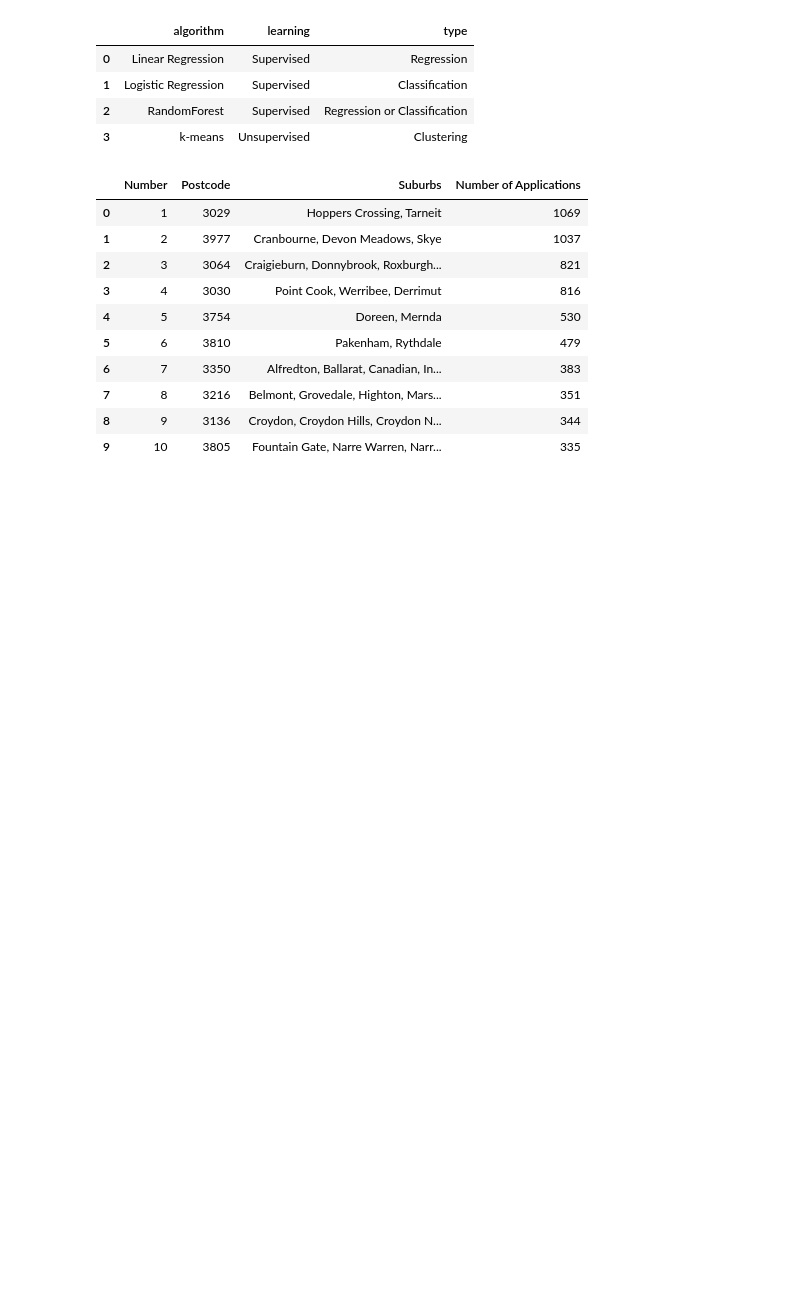
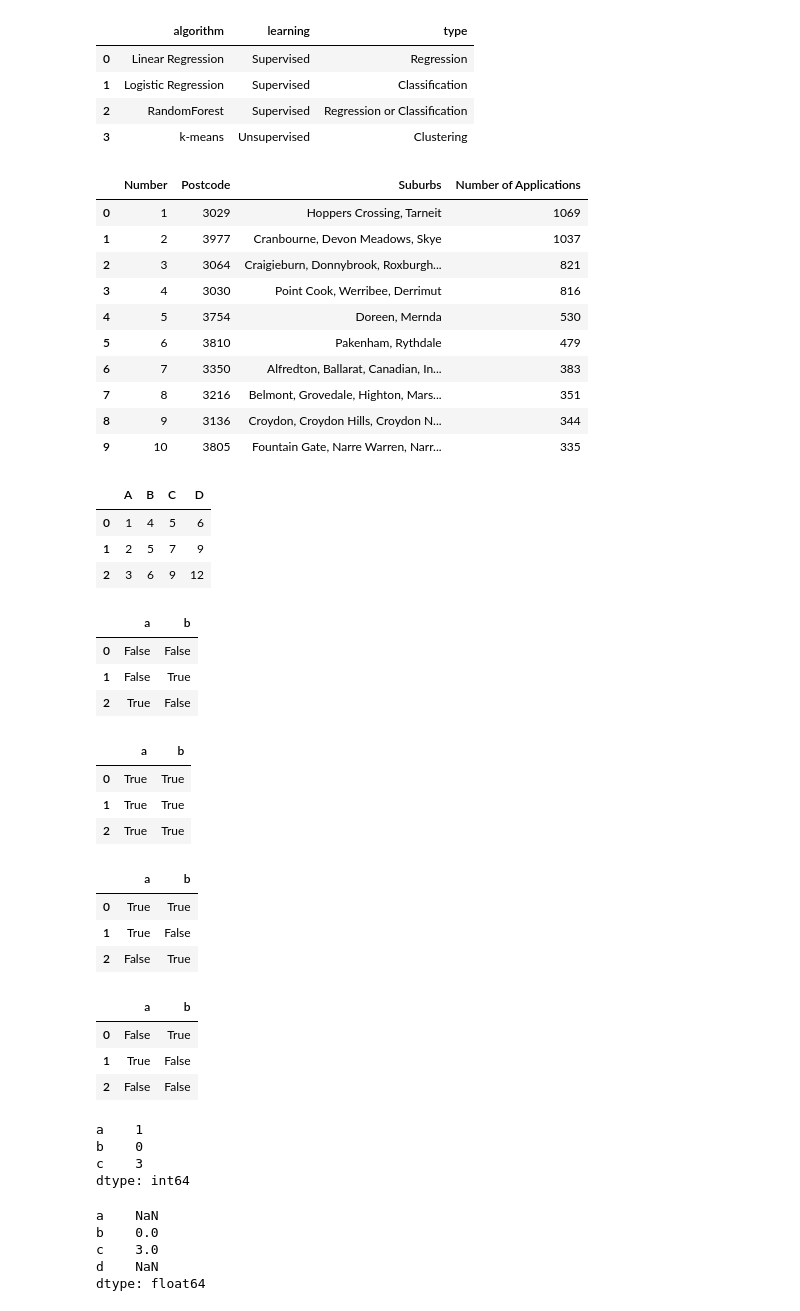
Before and after one commit to Dannysesi/Data_Science-learning, a Jupyter notebook: 30days_of_learning_pandas.ipynb, the cells around one changed output. Saved outputs shown, nothing was run; the diff lists cells and outputs as text; code cells hidden in the pictures; blank space fills up the shorter version.

```diff
--- a/30days_of_learning_pandas.ipynb
+++ b/30days_of_learning_pandas.ipynb
@@ -676,3 +676,12 @@ tsv_df
 | 7 | 8 | 3216 | Belmont, Grovedale, Highton, Mars... | 351 |
 | 8 | 9 | 3136 | Croydon, Croydon Hills, Croydon N... | 344 |
 | 9 | 10 | 3805 | Fountain Gate, Narre Warren, Narr... | 335 |
+# %%
+dfa = pd.DataFrame({"A": [1, 2, 3], "B": [4, 5, 6]})
+
+dfa.assign(C=lambda x: x["A"] + x["B"], D=lambda x: x["A"] + x["C"])
+# %% [output]
+|  | A | B | C | D |
+| 0 | 1 | 4 | 5 | 6 |
+| 1 | 2 | 5 | 7 | 9 |
+| 2 | 3 | 6 | 9 | 12 |
@@ -678,0 +692,28 @@ tsv_df
+# %%
+df1 & df2
+# %% [output]
+|  | a | b |
+| 0 | False | False |
+| 1 | False | True |
+| 2 | True | False |
+# %%
+df1 | df2
+# %% [output]
+|  | a | b |
+| 0 | True | True |
+| 1 | True | True |
+| 2 | True | True |
+# %%
+df1 ^ df2
+# %% [output]
+|  | a | b |
+| 0 | True | True |
+| 1 | True | False |
+| 2 | False | True |
+# %%
+-df1
+# %% [output]
+|  | a | b |
+| 0 | False | True |
+| 1 | True | False |
+| 2 | False | False |
@@ -678,0 +724,7 @@ tsv_df
+# %%
+np.remainder(ser1, ser2)
+# %% [output]
+a    1
+b    0
+c    3
+dtype: int64
@@ -678,0 +733,8 @@ tsv_df
+# %%
+np.remainder(ser1, ser3)
+# %% [output]
+a    NaN
+b    0.0
+c    3.0
+d    NaN
+dtype: float64
```
Also changed, not shown: parts of 3 cells of this notebook.
